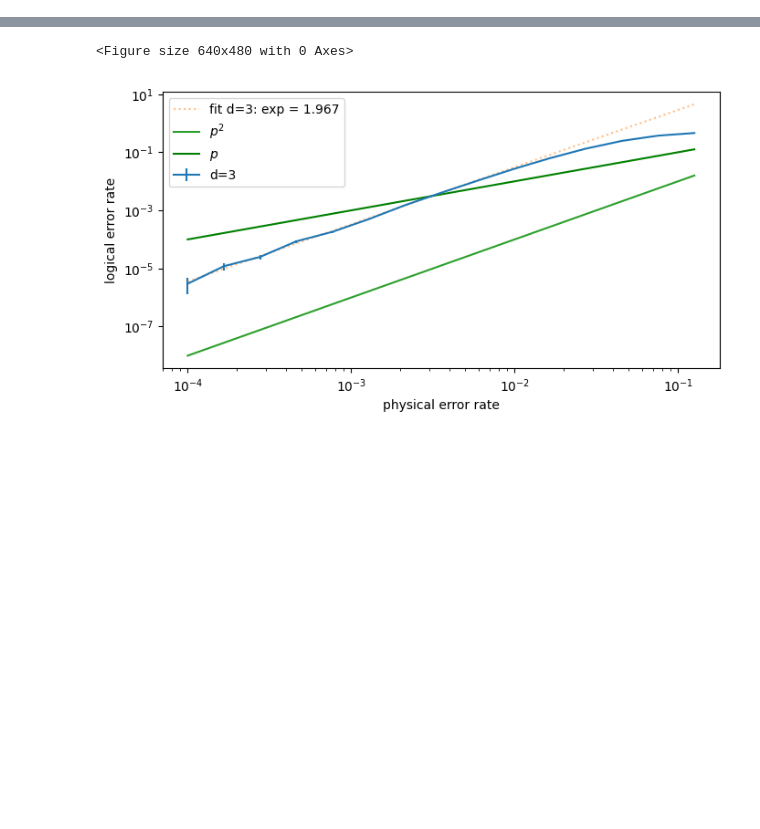
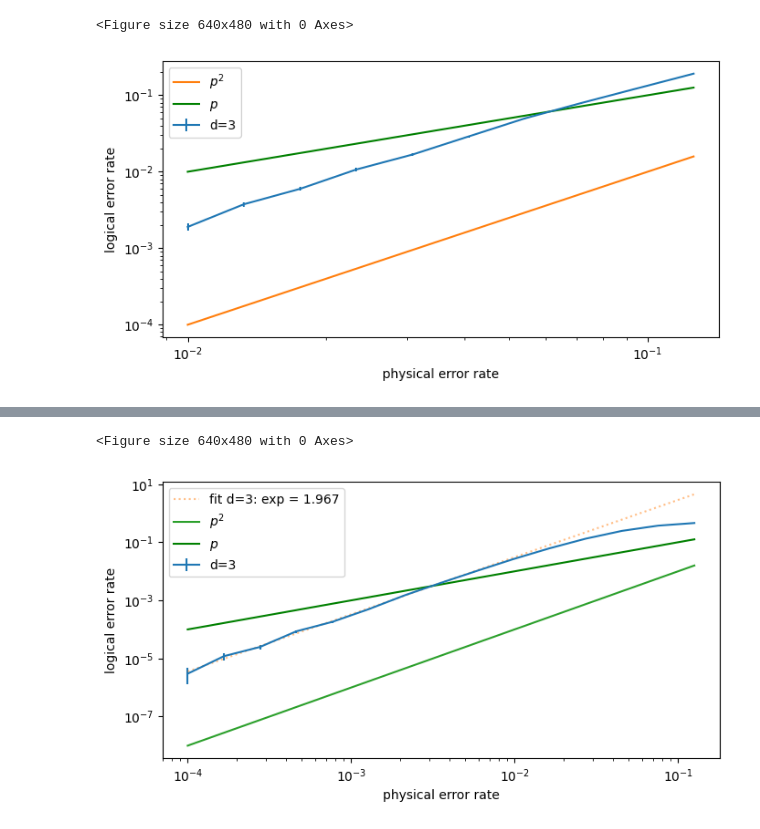
Before and after one commit to leonardlux/MasterArbeit, a Jupyter notebook: code/new_start/testing.ipynb, the cells around one changed output, grey strips where cells are left out. Saved outputs shown, nothing was run; the diff lists cells and outputs as text; code cells hidden in the pictures; blank space fills up the shorter version.

```diff
--- a/code/new_start/testing.ipynb
+++ b/code/new_start/testing.ipynb
@@ -9,0 +37,28 @@ from tools.error_propagation import correlated_unified_channel
+# %%
+distances = [3,]
+reps = 1
+noise_set = np.logspace(-2,-0.9, num=10)
+# MWPM
+# num_shots = 100_000
+# count_logical_func = gen_error_model_count_logical_error_MWPM("bit_flip")
+# ML
+num_shots = 50_000
+count_logical_func = count_logical_errors_using_ML
+
+steane_circuits = [generate_steane_circuit(d,repetitions=reps) for d in distances]
+
+
+plot_diff_noise_level(
+    steane_circuits,
+    construct_bit_flip_model,
+    filename="basic_test_ML",
+    count_log_error_fct=count_logical_func,
+    distances= distances ,
+    noise_set= noise_set,
+    num_shots= num_shots,
+    fit_slopes = False,
+    reference_lines = True,
+)
+# %% [output]
+<Figure size 640x480 with 0 Axes>
+[figure, added]
```
Also changed, not shown: parts of 9 cells of this notebook, 5 other files.
